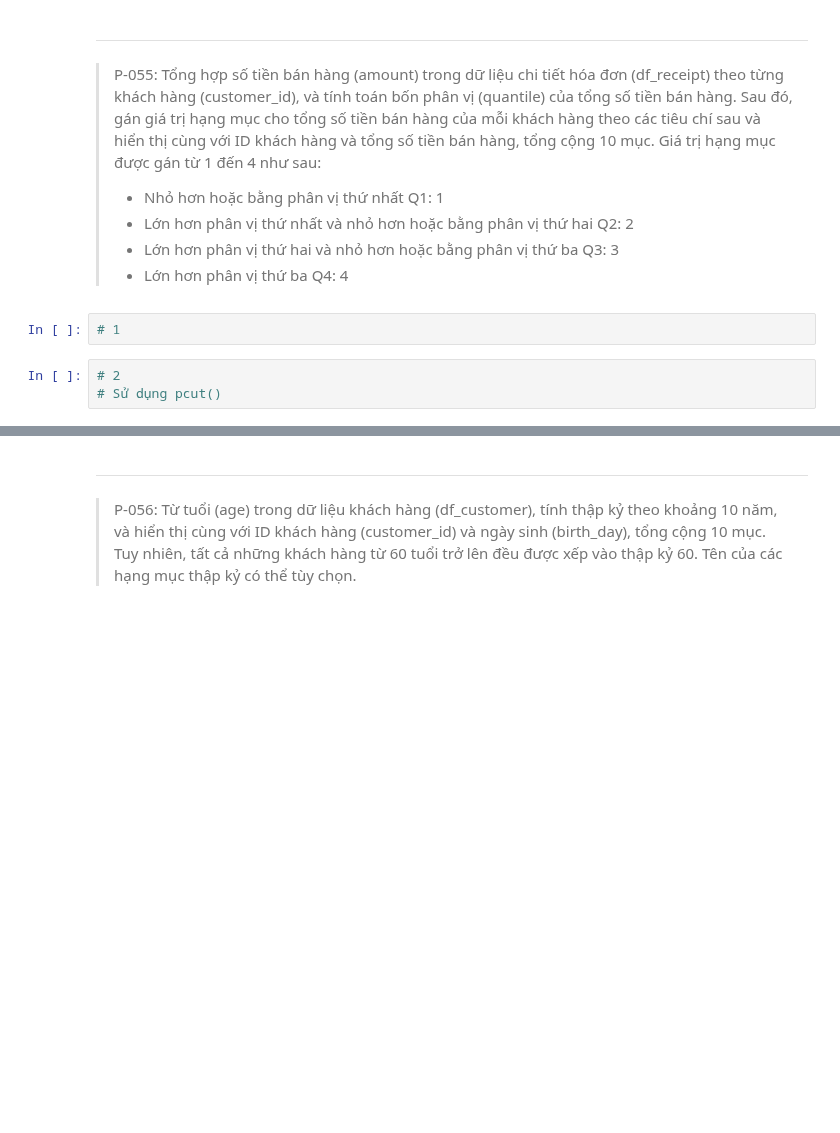
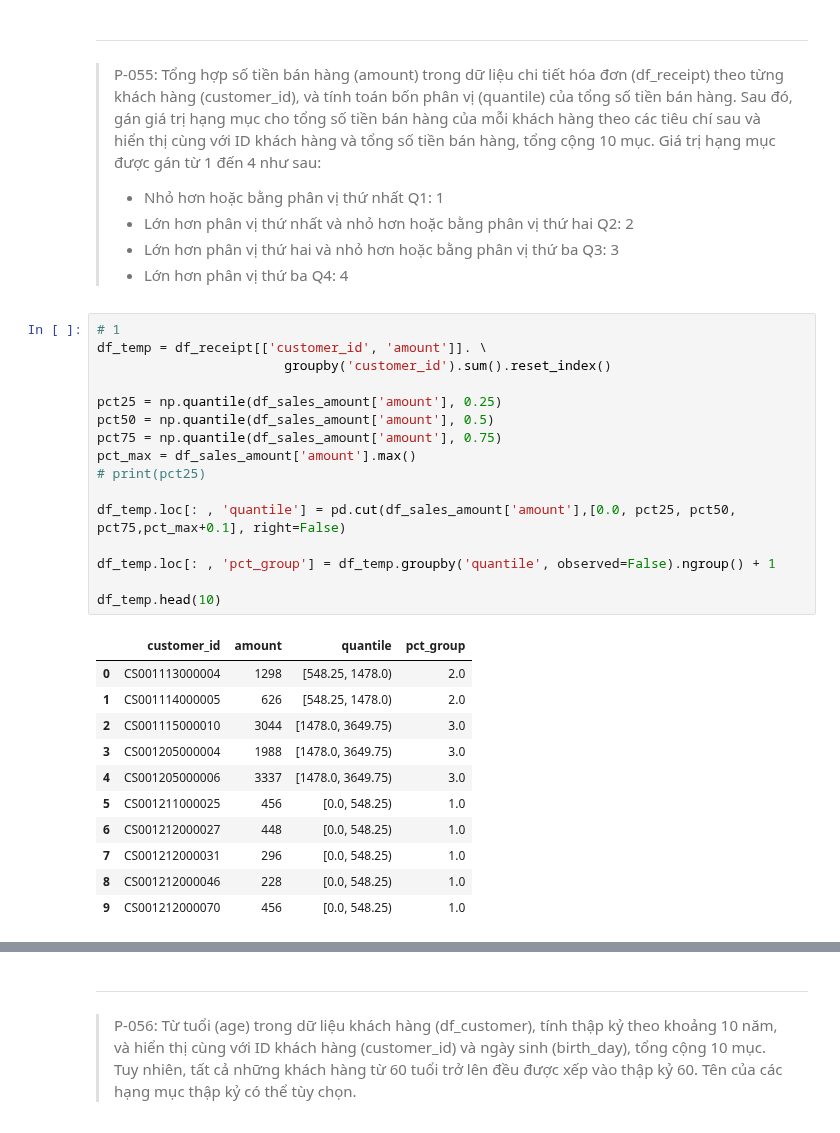
Before and after one commit to quoc-duc/LearnPandas, a Jupyter notebook: notebooks_vn/exercises/100_bai_tap_pandas_vn_exes.ipynb, the cells around one changed output, grey strips where cells are left out. Cells and saved outputs as stored; diff of their text form; blank space fills up the shorter version.

```diff
--- a/notebooks_vn/exercises/100_bai_tap_pandas_vn_exes.ipynb
+++ b/notebooks_vn/exercises/100_bai_tap_pandas_vn_exes.ipynb
@@ -1418,8 +1418,31 @@ mapping_dic = {
 > - Lớn hơn phân vị thứ nhất và nhỏ hơn hoặc bằng phân vị thứ hai Q2: 2
 > - Lớn hơn phân vị thứ hai và nhỏ hơn hoặc bằng phân vị thứ ba Q3: 3
 > - Lớn hơn phân vị thứ ba Q4: 4
-# %%
-# 1
-# %%
-# 2
-# Sử dụng pcut()
+# %%
+# 1
+df_temp = df_receipt[['customer_id', 'amount']]. \
+                        groupby('customer_id').sum().reset_index()
+
+pct25 = np.quantile(df_sales_amount['amount'], 0.25)
+pct50 = np.quantile(df_sales_amount['amount'], 0.5)
+pct75 = np.quantile(df_sales_amount['amount'], 0.75)
+pct_max = df_sales_amount['amount'].max()
+# print(pct25)
+
+df_temp.loc[: , 'quantile'] = pd.cut(df_sales_amount['amount'],[0.0, pct25, pct50, pct75,pct_max+0.1], right=False)
+
+df_temp.loc[: , 'pct_group'] = df_temp.groupby('quantile', observed=False).ngroup() + 1
+
+df_temp.head(10)
+# %% [output]
+|  | customer_id | amount | quantile | pct_group |
+| 0 | CS001113000004 | 1298 | [548.25, 1478.0) | 2.0 |
+| 1 | CS001114000005 | 626 | [548.25, 1478.0) | 2.0 |
+| 2 | CS001115000010 | 3044 | [1478.0, 3649.75) | 3.0 |
+| 3 | CS001205000004 | 1988 | [1478.0, 3649.75) | 3.0 |
+| 4 | CS001205000006 | 3337 | [1478.0, 3649.75) | 3.0 |
+| 5 | CS001211000025 | 456 | [0.0, 548.25) | 1.0 |
+| 6 | CS001212000027 | 448 | [0.0, 548.25) | 1.0 |
+| 7 | CS001212000031 | 296 | [0.0, 548.25) | 1.0 |
+| 8 | CS001212000046 | 228 | [0.0, 548.25) | 1.0 |
+| 9 | CS001212000070 | 456 | [0.0, 548.25) | 1.0 |
```
Also changed, not shown: parts of 1 cell of this notebook.
